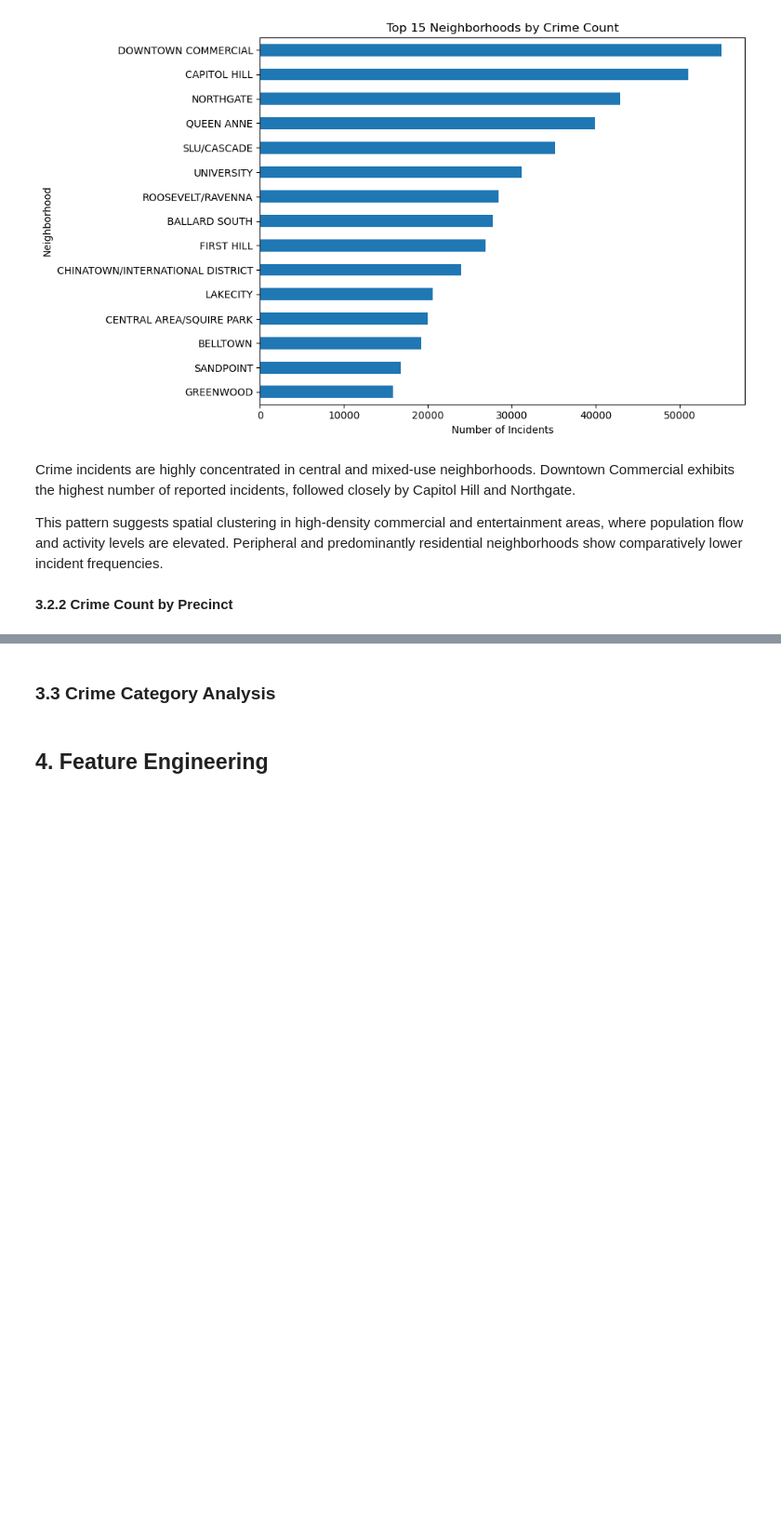
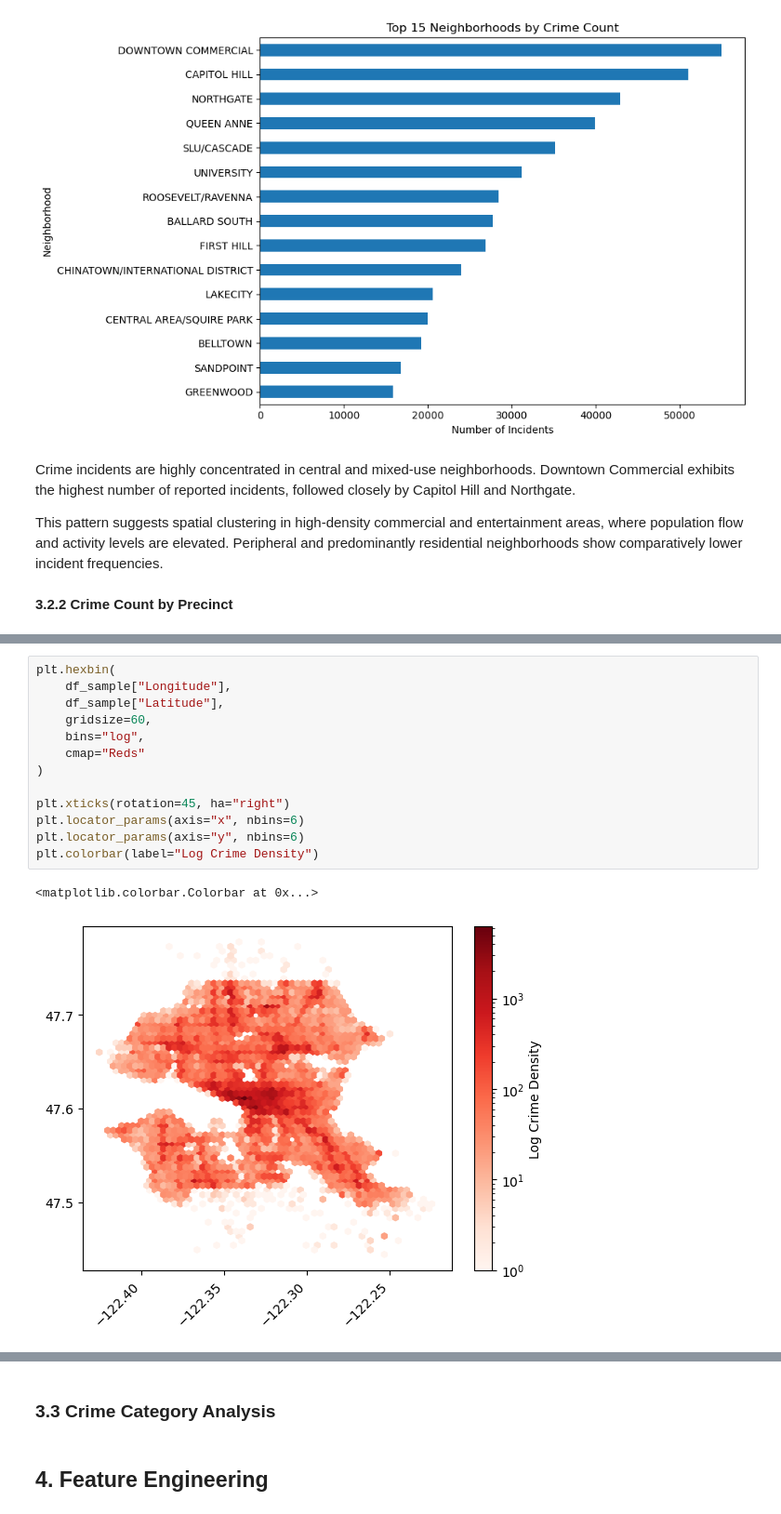
Before and after one commit to iluvcoding123/seattle-crime-clustering, a Jupyter notebook: crime_analysis.ipynb, the cells around one changed output, grey strips where cells are left out. Shown at 93% size. Saved outputs shown, nothing was run; the diff lists cells and outputs as text; blank space fills up the shorter version.

```diff
--- a/crime_analysis.ipynb
+++ b/crime_analysis.ipynb
@@ -360,0 +418,16 @@ Name: count, dtype: int64
+# %%
+plt.hexbin(
+    df_sample["Longitude"],
+    df_sample["Latitude"],
+    gridsize=60,
+    bins="log",
+    cmap="Reds"
+)
+
+plt.xticks(rotation=45, ha="right")
+plt.locator_params(axis="x", nbins=6)
+plt.locator_params(axis="y", nbins=6)
+plt.colorbar(label="Log Crime Density")
+# %% [output]
+<matplotlib.colorbar.Colorbar at 0x...>
+[figure, added]
```
Also changed, not shown: parts of 19 cells of this notebook.
